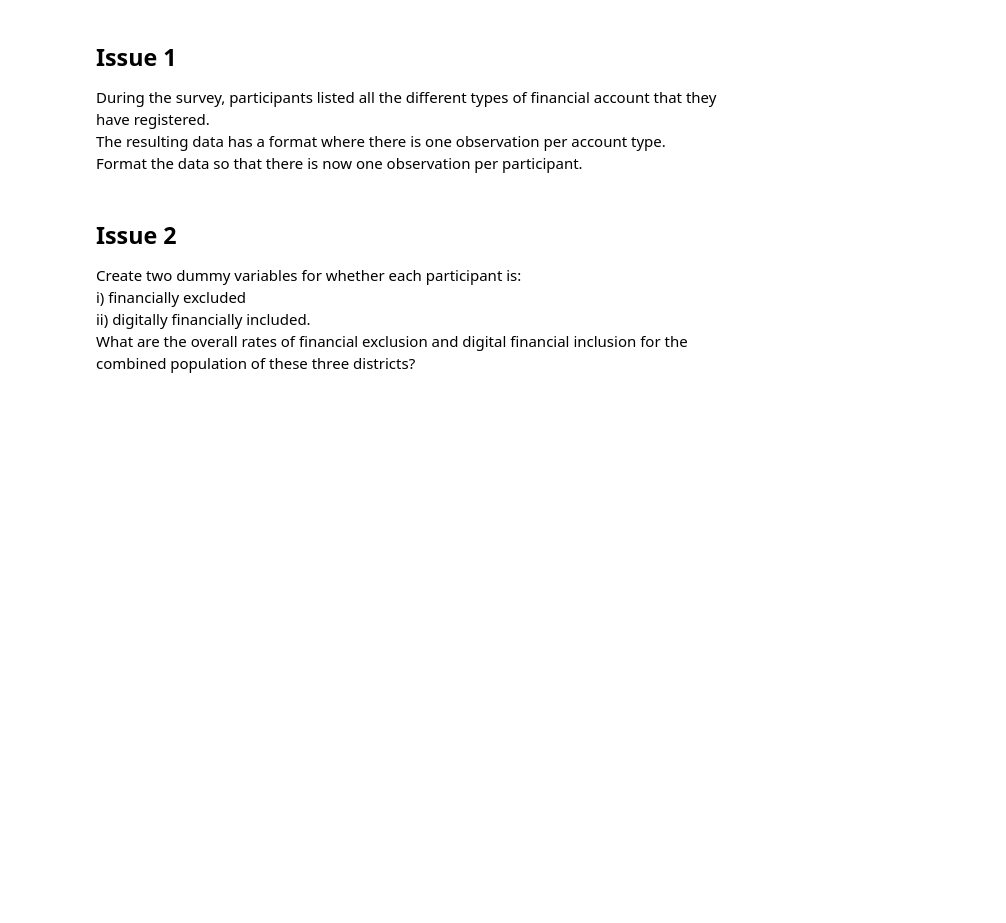
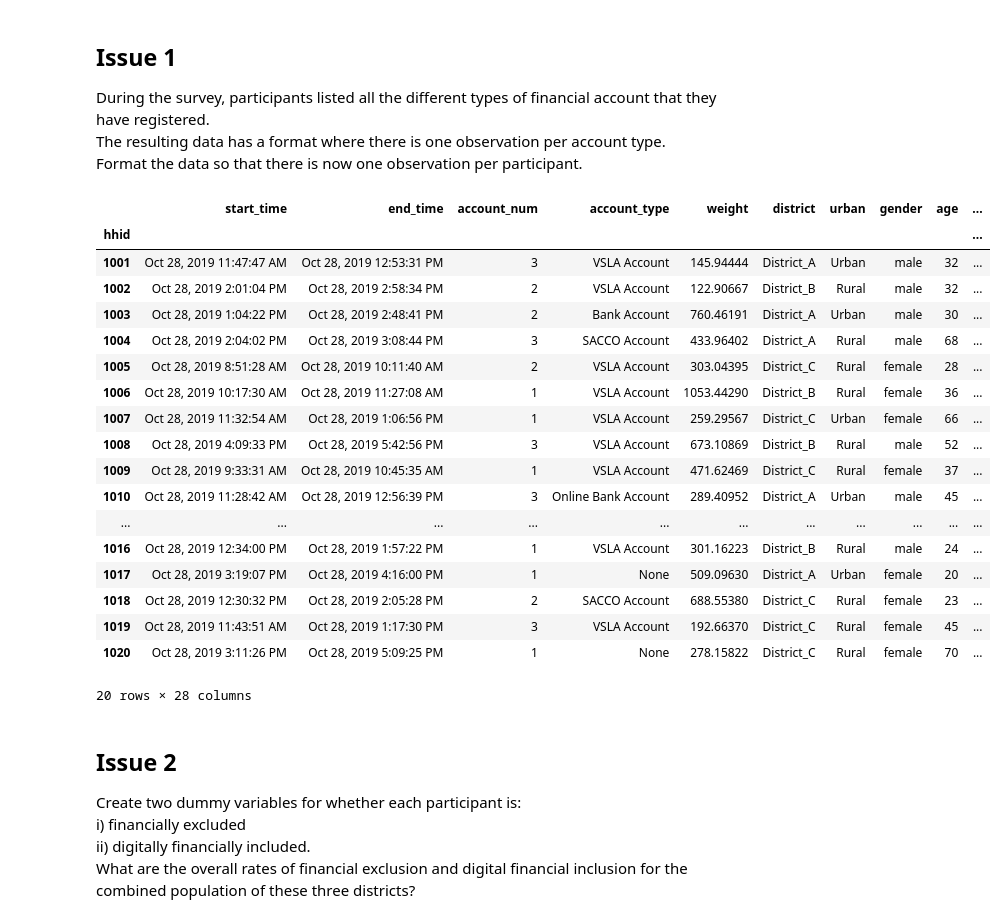
Before and after one commit to Ayo-G/Case-Study, a Jupyter notebook: Mobile Money Case Study/Mobile Money.ipynb, the cells around one changed output. Cells and saved outputs as stored; diff of their text form; code cells hidden in the pictures; blank space fills up the shorter version.

```diff
--- a/Mobile Money Case Study/Mobile Money.ipynb
+++ b/Mobile Money Case Study/Mobile Money.ipynb
@@ -160,3 +163,26 @@ During the survey, participants listed all the different types of financial acco
+# %%
+data.sort_index()
+data.head(20)
+# %% [output]
+|  | start_time | end_time | account_num | account_type | weight | district | urban | gender | age | ... |
+| hhid |  |  |  |  |  |  |  |  |  | ... |
+| 1001 | Oct 28, 2019 11:47:47 AM | Oct 28, 2019 12:53:31 PM | 3 | VSLA Account | 145.94444 | District_A | Urban | male | 32 | ... |
+| 1002 | Oct 28, 2019 2:01:04 PM | Oct 28, 2019 2:58:34 PM | 2 | VSLA Account | 122.90667 | District_B | Rural | male | 32 | ... |
+| 1003 | Oct 28, 2019 1:04:22 PM | Oct 28, 2019 2:48:41 PM | 2 | Bank Account | 760.46191 | District_A | Urban | male | 30 | ... |
+| 1004 | Oct 28, 2019 2:04:02 PM | Oct 28, 2019 3:08:44 PM | 3 | SACCO Account | 433.96402 | District_A | Rural | male | 68 | ... |
+| 1005 | Oct 28, 2019 8:51:28 AM | Oct 28, 2019 10:11:40 AM | 2 | VSLA Account | 303.04395 | District_C | Rural | female | 28 | ... |
+| 1006 | Oct 28, 2019 10:17:30 AM | Oct 28, 2019 11:27:08 AM | 1 | VSLA Account | 1053.44290 | District_B | Rural | female | 36 | ... |
+| 1007 | Oct 28, 2019 11:32:54 AM | Oct 28, 2019 1:06:56 PM | 1 | VSLA Account | 259.29567 | District_C | Urban | female | 66 | ... |
+| 1008 | Oct 28, 2019 4:09:33 PM | Oct 28, 2019 5:42:56 PM | 3 | VSLA Account | 673.10869 | District_B | Rural | male | 52 | ... |
+| 1009 | Oct 28, 2019 9:33:31 AM | Oct 28, 2019 10:45:35 AM | 1 | VSLA Account | 471.62469 | District_C | Rural | female | 37 | ... |
+| 1010 | Oct 28, 2019 11:28:42 AM | Oct 28, 2019 12:56:39 PM | 3 | Online Bank Account | 289.40952 | District_A | Urban | male | 45 | ... |
+| ... | ... | ... | ... | ... | ... | ... | ... | ... | ... | ... |
+| 1016 | Oct 28, 2019 12:34:00 PM | Oct 28, 2019 1:57:22 PM | 1 | VSLA Account | 301.16223 | District_B | Rural | male | 24 | ... |
+| 1017 | Oct 28, 2019 3:19:07 PM | Oct 28, 2019 4:16:00 PM | 1 | None | 509.09630 | District_A | Urban | female | 20 | ... |
+| 1018 | Oct 28, 2019 12:30:32 PM | Oct 28, 2019 2:05:28 PM | 2 | SACCO Account | 688.55380 | District_C | Rural | female | 23 | ... |
+| 1019 | Oct 28, 2019 11:43:51 AM | Oct 28, 2019 1:17:30 PM | 3 | VSLA Account | 192.66370 | District_C | Rural | female | 45 | ... |
+| 1020 | Oct 28, 2019 3:11:26 PM | Oct 28, 2019 5:09:25 PM | 1 | None | 278.15822 | District_C | Rural | female | 70 | ... |
+20 rows × 28 columns
 # %% [markdown]
 ## Issue 2
 Create two dummy variables for whether each participant is: <br>
```
Also changed, not shown: parts of 13 cells of this notebook, 3 other files.
